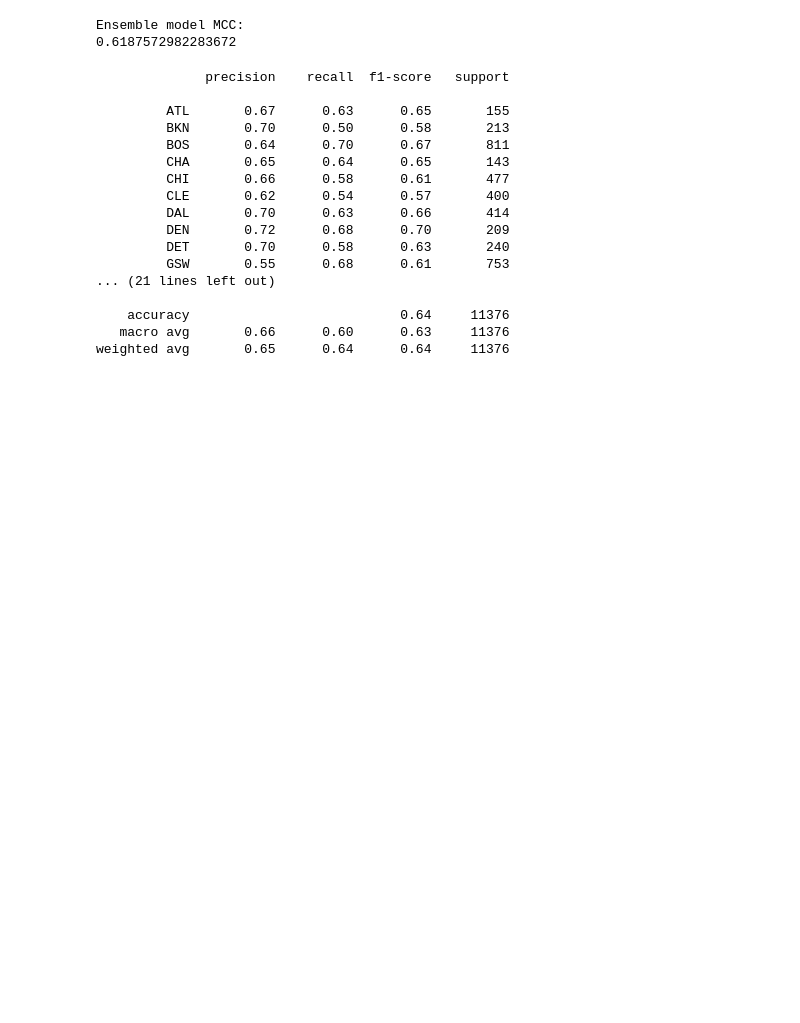
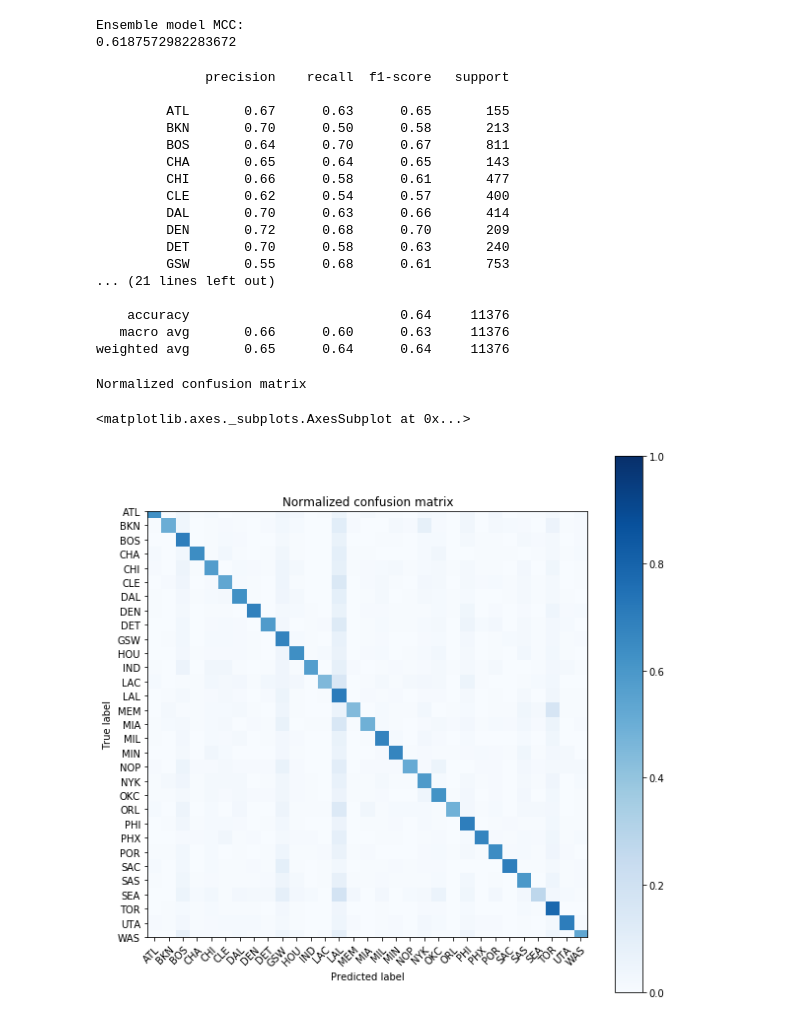
Before and after one commit to bearsun/insight_code, a Jupyter notebook: notebooks/Wk3_Final_Model.ipynb, the cells around one changed output. Cells and saved outputs as stored; diff of their text form; code cells hidden in the pictures; blank space fills up the shorter version.

Commit message:
add confusion matrix

```diff
--- a/notebooks/Wk3_Final_Model.ipynb
+++ b/notebooks/Wk3_Final_Model.ipynb
@@ -658,3 +658,10 @@ print(classification_report(y_test, ensemble.predict(pred_test_logp)))
     accuracy                           0.64     11376
    macro avg       0.66      0.60      0.63     11376
 weighted avg       0.65      0.64      0.64     11376
+# %%
+from plot_confusion_matrix import plot_confusion_matrix
+plot_confusion_matrix(y_test, ensemble.predict(pred_test_logp), normalize = True)
+# %% [output]
+Normalized confusion matrix
+<matplotlib.axes._subplots.AxesSubplot at 0x...>
+[figure, added]
```
Also changed, not shown: 1 other file.
